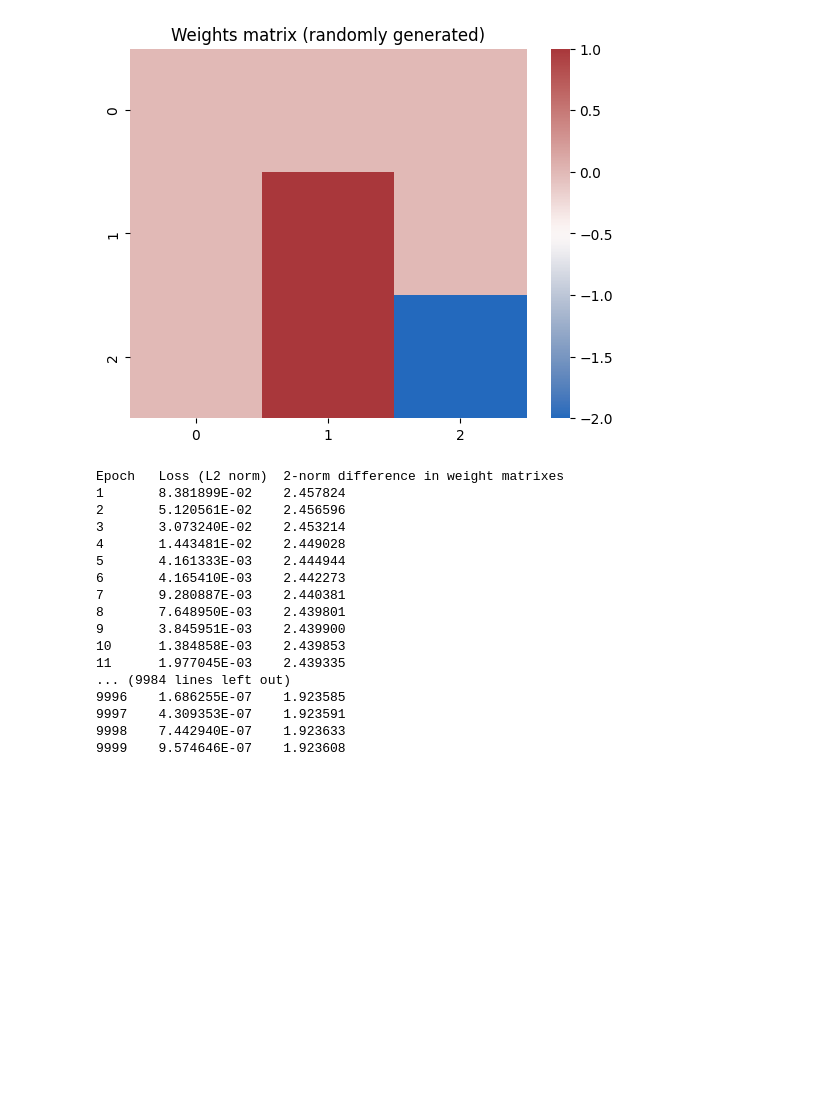
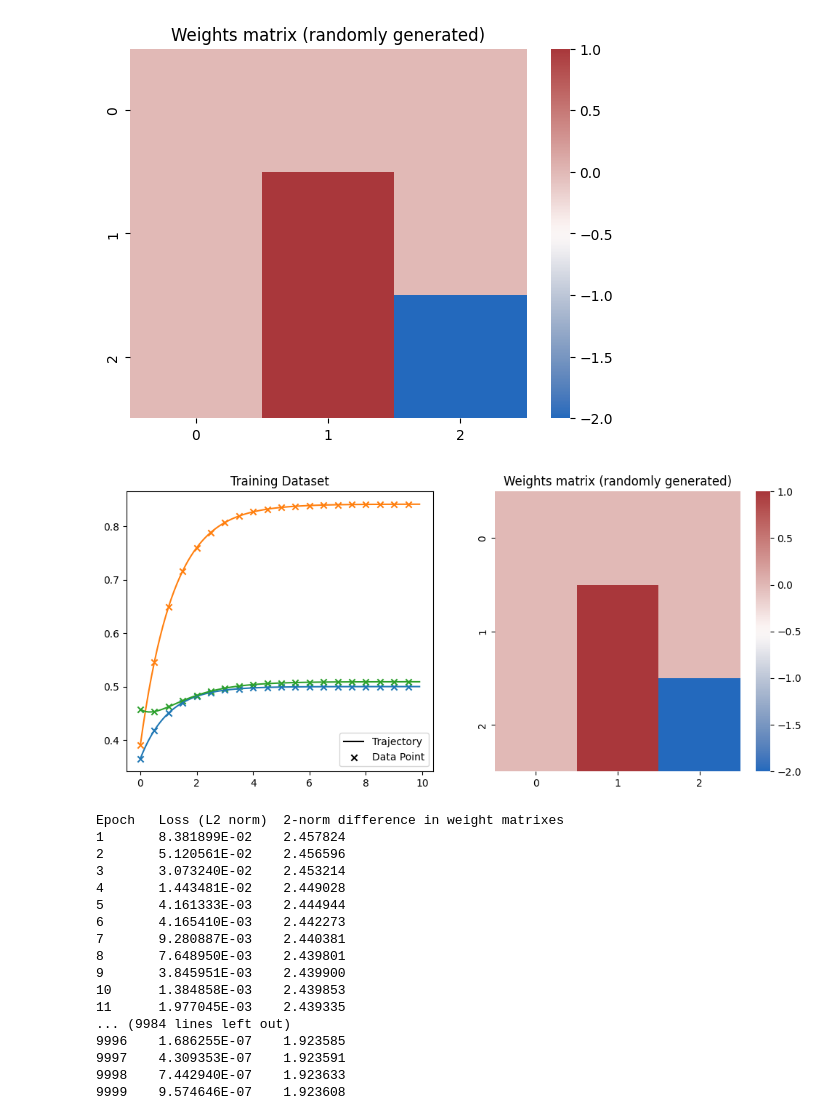
Before and after one commit to OdinMeng/Hybridizing-DeepLearning-and-ClassicalMathematicalModeling, a Jupyter notebook: code/22_1_neuronal_models_part2.ipynb, the cells around one changed output. Saved outputs shown, nothing was run; the diff lists cells and outputs as text; code cells hidden in the pictures; blank space fills up the shorter version.

```diff
--- a/code/22_1_neuronal_models_part2.ipynb
+++ b/code/22_1_neuronal_models_part2.ipynb
@@ -805,6 +805,12 @@ I[mask] *= 0
 
 initial_state = np.abs(np.random.random(NEURON_NUM) * 1)
 
+# load parameters
+if True:
+    W = np.loadtxt("./cool_parameters/W_case2.np")
+    I = np.loadtxt("./cool_parameters/I_case2.np")
+    initial_state = np.loadtxt("./cool_parameters/x0_case2.np")
+
 sol = solve_ivp(many_monkeys, [0,T_MAX],
                 y0 = initial_state,
                 t_eval = np.arange(0, T_MAX, 0.1),
@@ -814,7 +820,6 @@ data_train = sol.y[:, ::2]
 t_train = sol.t[::2]
 
 
-
 for i in range(NEURON_NUM):
     plt.plot(sol.t, sol.y[i])
     plt.scatter(t_train, data_train[i, :], marker="x")
@@ -861,6 +866,27 @@ plt.title("Weights matrix (randomly generated)")
 # %% [output]
 Text(0.5, 1.0, 'Weights matrix (randomly generated)')
 [figure]
+# %%
+# plot both for thesis
+fig, axes = plt.subplots(1, 2, figsize=(12, 5))
+
+for i in range(NEURON_NUM):
+    axes[0].plot(sol.t, sol.y[i])
+    axes[0].scatter(t_train, data_train[i, :], marker="x")
+
+axes[0].plot([], [], color="k", label="Trajectory")
+axes[0].scatter([], [], color="k", marker='x', label="Data Point")
+
+axes[0].legend()
+
+axes[0].set_title("Training Dataset")
+
+sns.heatmap(W, cmap="vlag", ax=axes[1])
+plt.title("Weights matrix (randomly generated)")
+
+plt.show()
+# %% [output]
+[figure, added]
 # %%
 def TORCH_firing_rate_fun(x):
     return 1 / (1 + torch.exp(-x))
```
Also changed, not shown: parts of 2 cells of this notebook, 56 other files.
